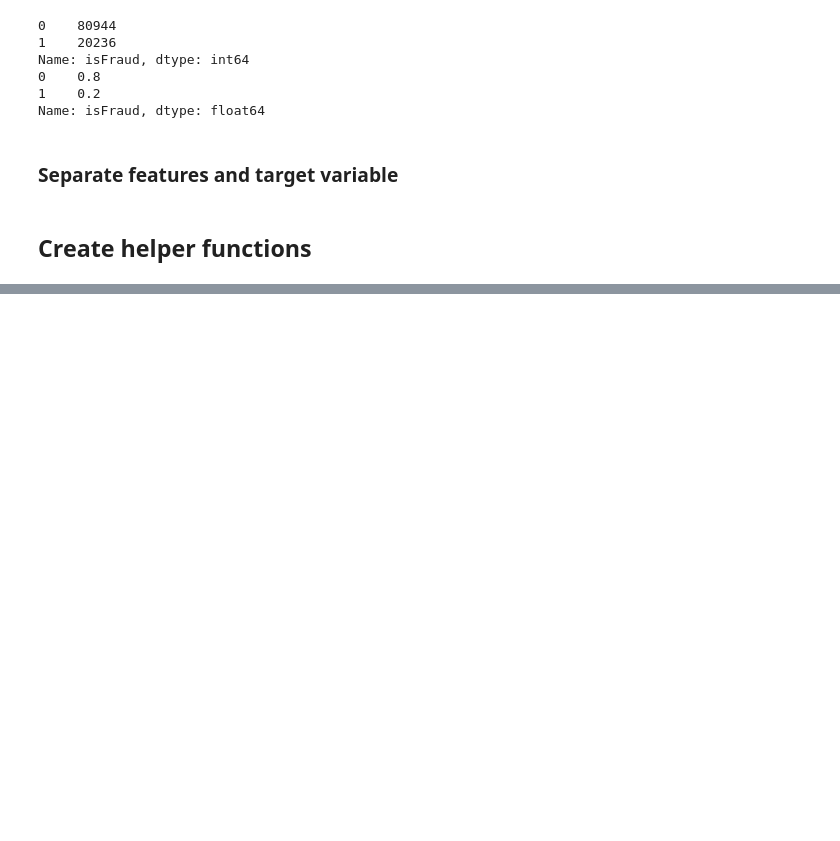
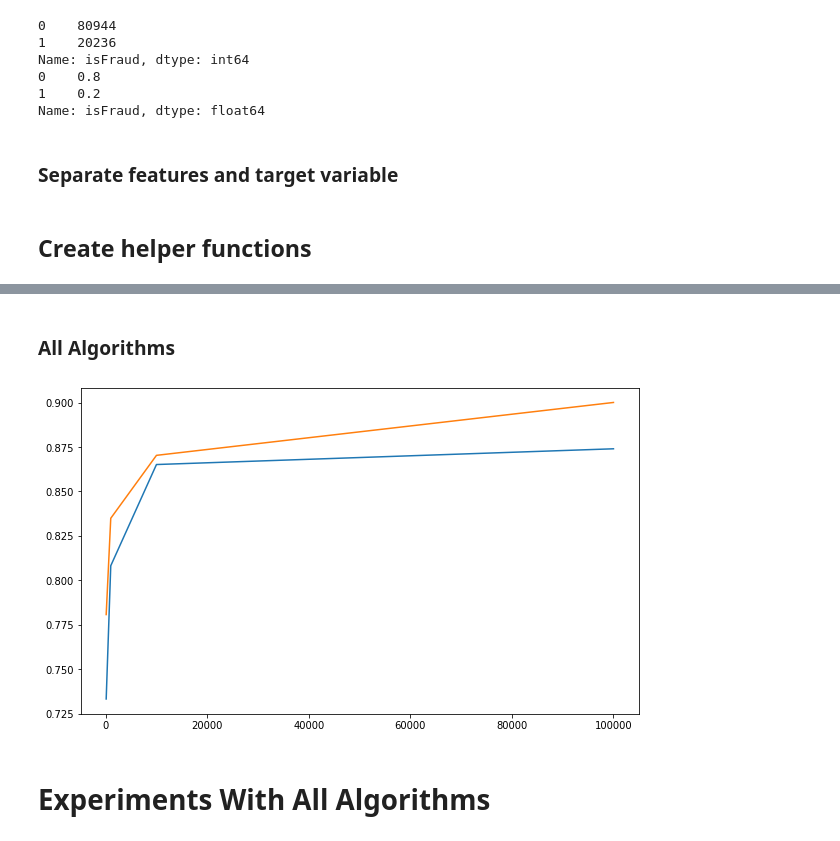
Before and after one commit to felixpeters/ml-economics, a Jupyter notebook: nbs/02_Data_Value.ipynb, the cells around one changed output, grey strips where cells are left out. Drawn from its saved outputs; the diff is of its cells as text; code cells hidden in the pictures; blank space fills up the shorter version.

```diff
--- a/nbs/02_Data_Value.ipynb
+++ b/nbs/02_Data_Value.ipynb
@@ -175,0 +201,15 @@ completed 10 rounds with 100000 training examples
+# %% [markdown]
+### All Algorithms
+# %%
+fig = plt.figure()
+
+for frame in [results_lr, results_rf]:
+    plt.plot(frame['sample_size'], frame['auc_mean'])
+
+#plt.xlim(0,18000)
+#plt.ylim(0,30)
+plt.show()
+# %% [output]
+[figure, added]
+# %% [markdown]
+# Experiments With All Algorithms
```
Also changed, not shown: parts of 20 cells of this notebook.
